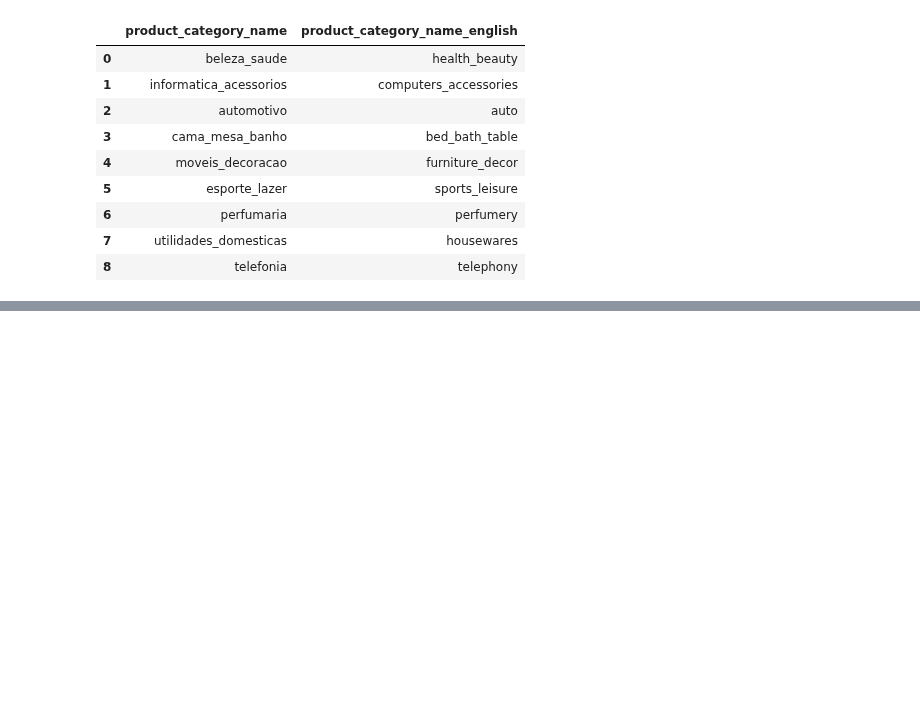
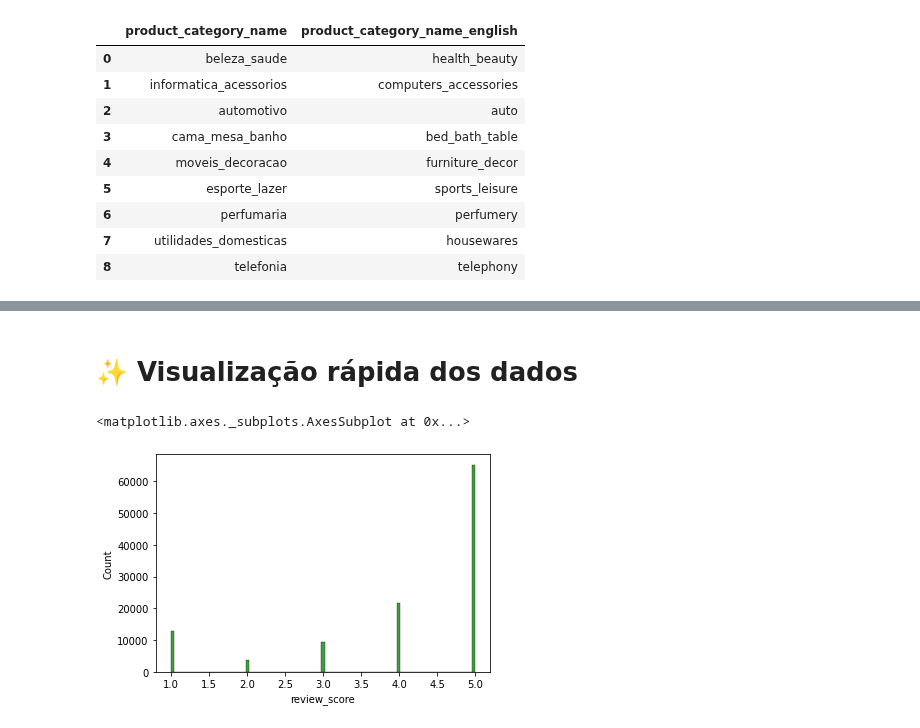
Before and after one commit to MBSant/Python, a Jupyter notebook: Projeto_Satisfação_do_Consumidor.ipynb, the cells around one changed output, grey strips where cells are left out. Saved outputs shown, nothing was run; the diff lists cells and outputs as text; code cells hidden in the pictures; blank space fills up the shorter version.

```diff
--- a/Projeto_Satisfação_do_Consumidor.ipynb
+++ b/Projeto_Satisfação_do_Consumidor.ipynb
@@ -175,0 +413,15 @@ product_translation.head(9)
+# %%
+# Analisando as 4 colunas que trazem datas é possivel perceber que apresentam
+#também a hora, como para a análise não será necessária faremos uma alteração
+#na forma em que será apresentada a data, a partir da função .dt.date:
+
+#Criamos uma lista chamada COLS e colocamos como otesn da lista as colunas que
+#tratam das datas, depois atribuimos a função .dt.date para cada item da lista
+#criada:
+
+cols = ['order_purchase_timestamp', 'order_estimated_delivery_date', 'order_delivered_customer_date', 'shipping_limit_date']
+for col in cols:
+    df_ecommerce[col] = pd.to_datetime(df_ecommerce[col]).dt.date
+
+# Para ver o resultado, chamamos as 5 primeiras linhas do dataset:
+df_ecommerce.head()
@@ -175,0 +435,16 @@ product_translation.head(9)
+# %%
+#Calcularemos o tempo em dias para a entrega do produto ao cliente, para
+#a entrega do produto à logistica, e para data estimada de entrega ao cliente.
+
+#Calculando os dias até a entrega do produto['delivery_days']. A partir da
+#diferença da data da entrega até a data da compra.
+df_ecommerce['delivery_days'] = df_ecommerce['order_delivered_customer_date'] - df_ecommerce['order_purchase_timestamp']
+
+#Calculando a quantidade de dias estimados para a entrega do produto no momento
+#da compra ['estimated_days']. Sendo a diferença entre a data estimada de entrega
+#e a data da compra.
+df_ecommerce['estimated_days'] = df_ecommerce['order_estimated_delivery_date'] - df_ecommerce['order_purchase_timestamp']
+
+#Calculando a quantidade de dias da data de entrega limite à logistica['shipping_days'].
+#A partir da diferença entre a data limite e a data da compra.
+df_ecommerce['shipping_days'] = df_ecommerce['shipping_limit_date'] - df_ecommerce['order_purchase_timestamp']
@@ -175,0 +496,6 @@ product_translation.head(9)
+# %%
+#O resulatdo apresentado foi uma string, para isso faremos uma alteração para número inteiro
+
+cols = ['delivery_days', 'estimated_days', 'shipping_days']
+for col in cols:
+    df_ecommerce[col] = df_ecommerce[col].apply(lambda x: x.days)
@@ -175,0 +521,3 @@ product_translation.head(9)
+# %%
+df_ecommerce.drop(['order_purchase_timestamp', 'order_delivered_customer_date', 'order_estimated_delivery_date',
+                   'shipping_limit_date'],axis=1,inplace=True)
@@ -175,0 +533,9 @@ product_translation.head(9)
+# %% [markdown]
+# ✨ Visualização rápida dos dados
+# %%
+#Para visualização será utilizada a biblioteca seaborn.Histograma a partir do score das avaliações.
+
+sns.histplot(x='review_score', data=df_ecommerce, color='g')
+# %% [output]
+<matplotlib.axes._subplots.AxesSubplot at 0x...>
+[figure, added]
```
Also changed, not shown: parts of 94 cells of this notebook.
